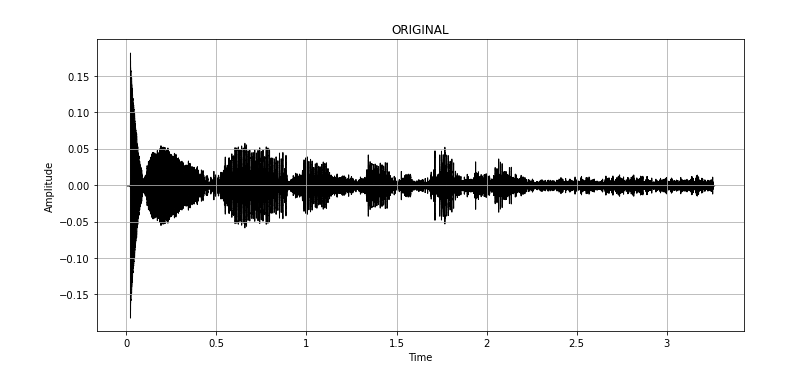
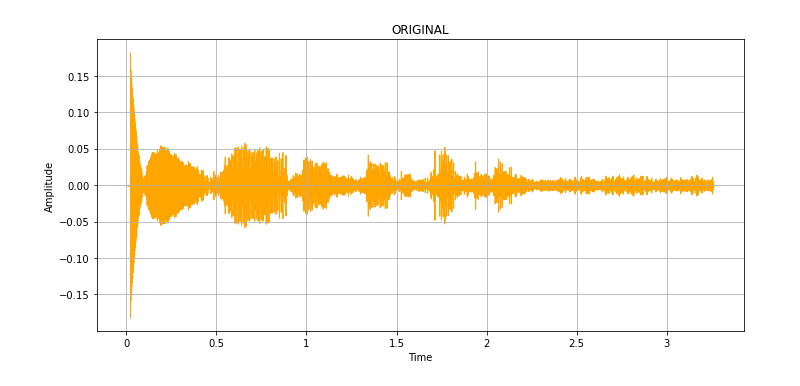
Before and after one commit to uday852963/AI--in-speech-processing, a Jupyter notebook: LAB2_21005_AI.ipynb, the cells around one changed output. Cells and saved outputs as stored; diff of their text form; code cells hidden in the pictures.

```diff
--- a/LAB2_21005_AI.ipynb
+++ b/LAB2_21005_AI.ipynb
@@ -28,15 +30,15 @@ Playing First Derivative Signal:
 # %%
 #ORIGINAL
 plt.figure(figsize=(10, 5))
-librosa.display.waveshow(y, sr=sr,color='black')
+librosa.display.waveshow(y, sr=sr,color='orange')
 plt.title('ORIGINAL')
 plt.xlabel('Time')
 plt.ylabel('Amplitude')
 plt.grid(True)
 plt.tight_layout()
 plt.show()
 
 ipd.Audio(y,rate=sr)
 # %% [output]
-[figure, old version]
+[figure, new version]
 [interactive output not drawn]
```
Also changed, not shown: parts of 5 cells of this notebook.
